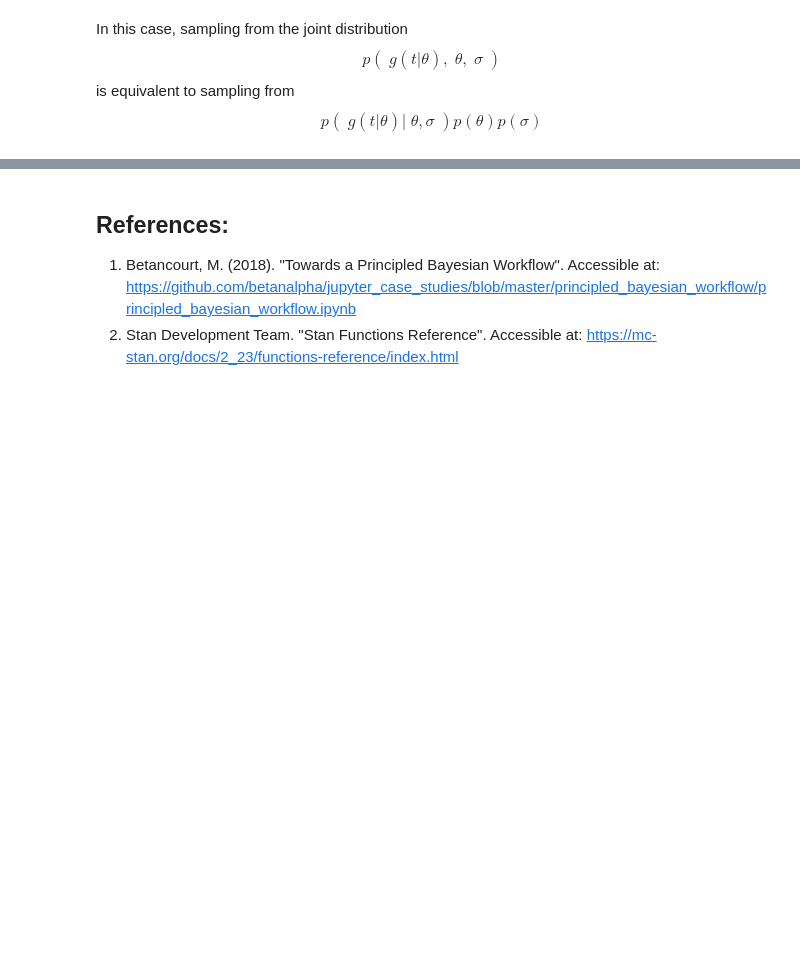
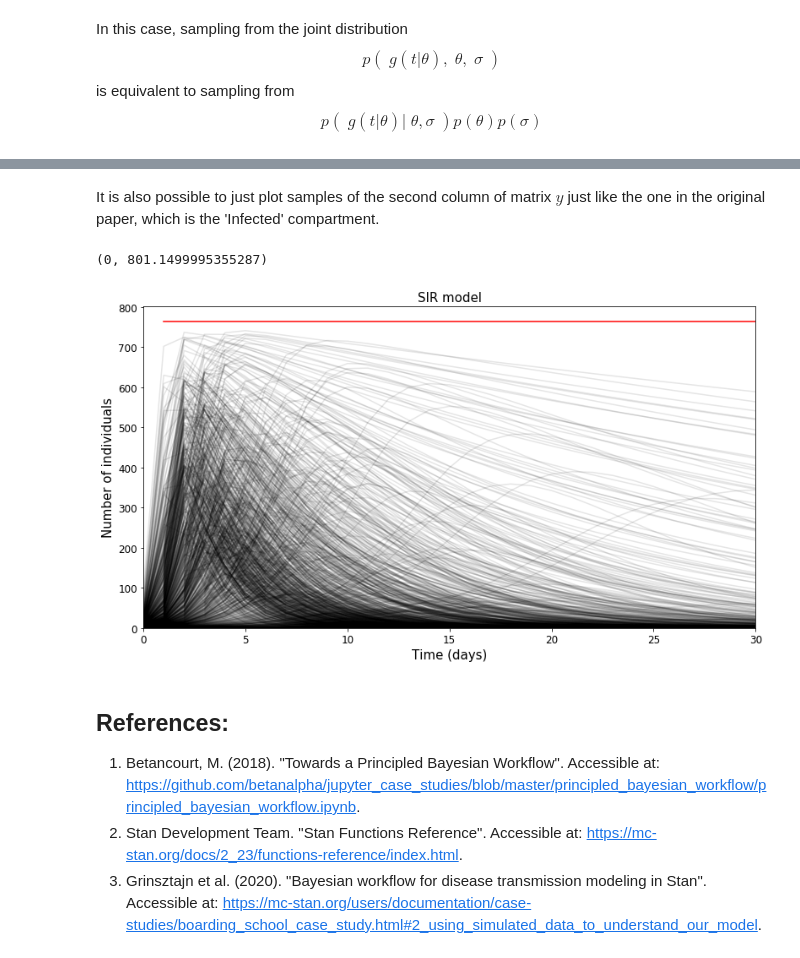
Before and after one commit to ziqing-ang/probabilistic_programming_notes, a Jupyter notebook: sampling_pystan.ipynb, the cells around one changed output, grey strips where cells are left out. Saved outputs shown, nothing was run; the diff lists cells and outputs as text; code cells hidden in the pictures; blank space fills up the shorter version.

```diff
--- a/sampling_pystan.ipynb
+++ b/sampling_pystan.ipynb
@@ -249,5 +375,23 @@ plt.tick_params(labelsize=12)
+# %% [markdown]
+It is also possible to just plot samples of the second column of matrix $y$ just like the one in the original paper, which is the 'Infected' compartment.
+# %%
+plt.figure(figsize=(13,7))
+for i in np.array(range(0,1000)):
+    plt.plot(pd.DataFrame(pd.DataFrame(fit.extract()['y'][i])[1]).rename(columns={1:'I'}), c='k', alpha=0.1)
+
+plt.plot(t, [N]*n_days, c='r') # [N]*30 is to create a list of repeated values of N, length 30
+plt.title("SIR model", fontsize=15)
+plt.xlabel('Time (days)', fontsize=15)
+plt.ylabel('Number of individuals', fontsize=15)
+plt.tick_params(labelsize=12)
+plt.xlim(0,30)
+plt.ylim(0,)
+# %% [output]
+(0, 801.1499995355287)
+[figure, added]
 # %% [markdown]
 ## References:
-1. Betancourt, M. (2018). "Towards a Principled Bayesian Workflow". Accessible at: https://github.com/betanalpha/jupyter_case_studies/blob/master/principled_bayesian_workflow/principled_bayesian_workflow.ipynb
+1. Betancourt, M. (2018). "Towards a Principled Bayesian Workflow". Accessible at: https://github.com/betanalpha/jupyter_case_studies/blob/master/principled_bayesian_workflow/principled_bayesian_workflow.ipynb.
 2. Stan Development Team. "Stan Functions Reference". Accessible at:
-https://mc-stan.org/docs/2_23/functions-reference/index.html
+https://mc-stan.org/docs/2_23/functions-reference/index.html.
+3. Grinsztajn et al. (2020). "Bayesian workflow for disease transmission modeling in Stan". Accessible at: https://mc-stan.org/users/documentation/case-studies/boarding_school_case_study.html#2_using_simulated_data_to_understand_our_model.
```
Also changed, not shown: parts of 18 cells of this notebook.
